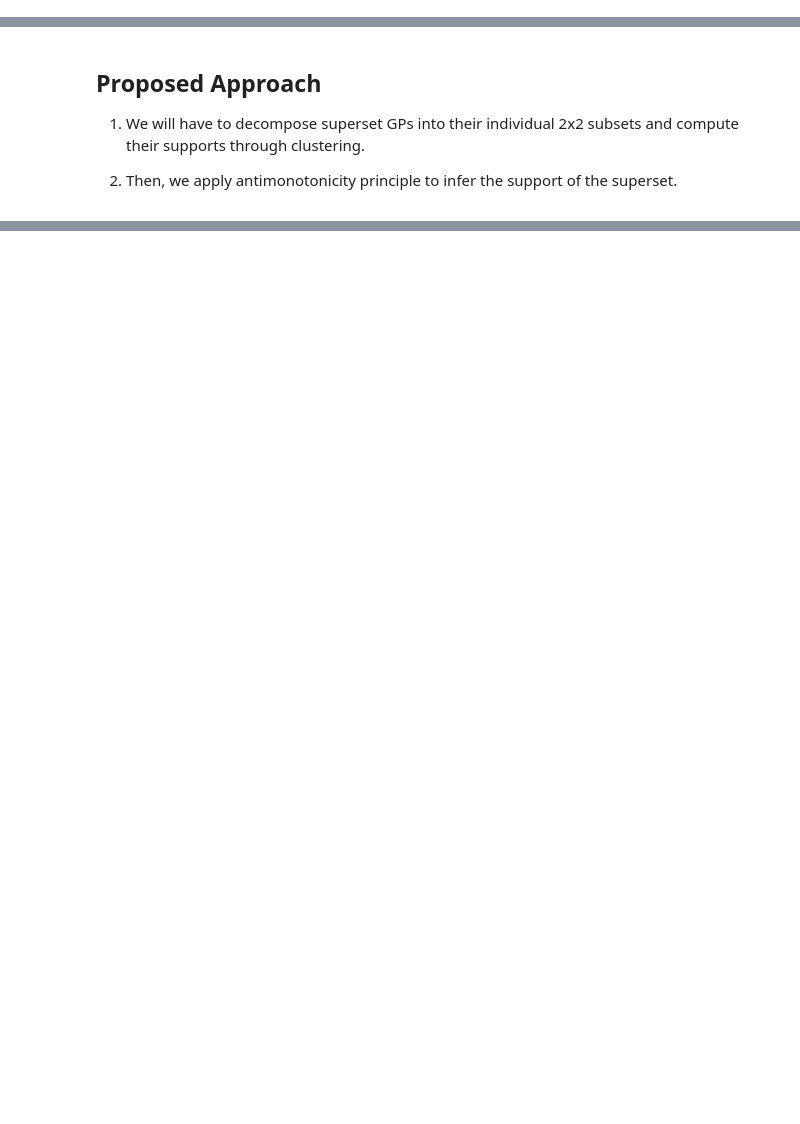
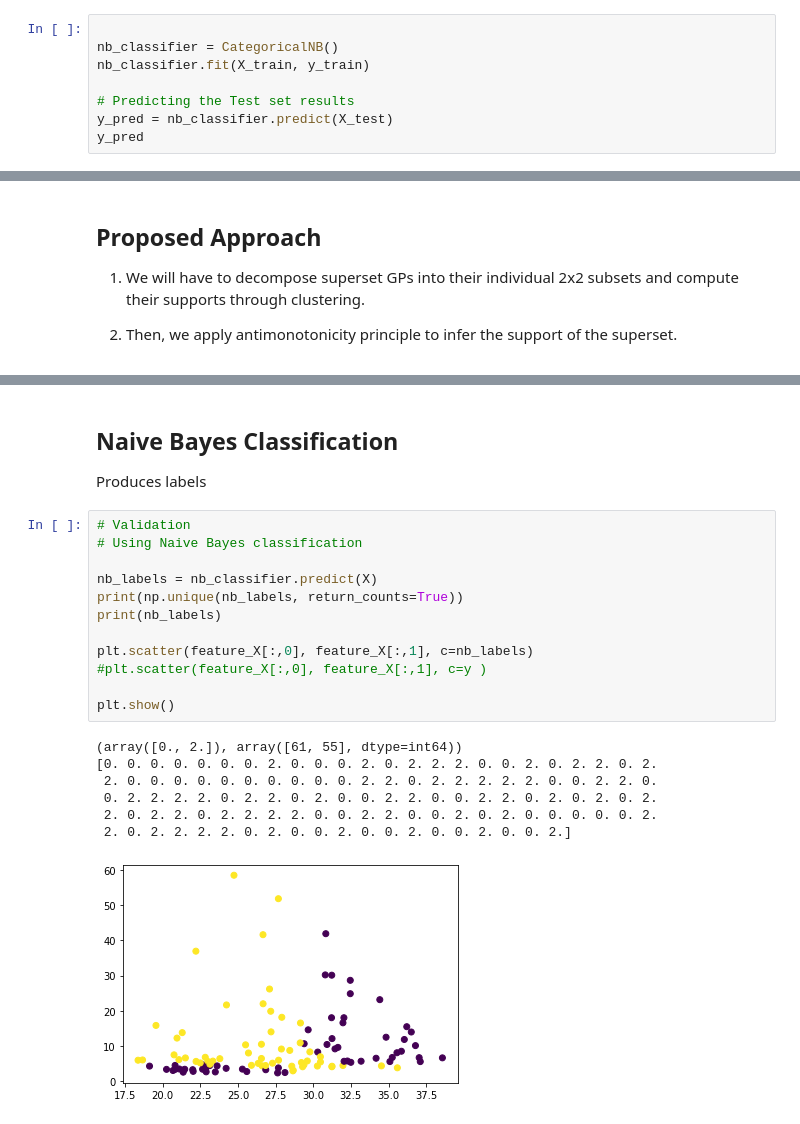
Before and after one commit to owuordickson/spectral_gp, a Jupyter notebook: ipynb/classifier_gp.ipynb, the cells around one changed output, grey strips where cells are left out. Cells and saved outputs as stored; diff of their text form; blank space fills up the shorter version.

```diff
--- a/ipynb/classifier_gp.ipynb
+++ b/ipynb/classifier_gp.ipynb
@@ -211,0 +218,8 @@ confusion_matrix(y_test, y_pred), accuracy_score(y_test, y_pred)
+# %%
+
+nb_classifier = CategoricalNB()
+nb_classifier.fit(X_train, y_train)
+
+# Predicting the Test set results
+y_pred = nb_classifier.predict(X_test)
+y_pred
@@ -247,0 +272,24 @@ homogeneity_score(y, kmean_labels), completeness_score(y, kmean_labels), v_measu
+# %% [markdown]
+## Naive Bayes Classification
+
+Produces labels
+# %%
+# Validation
+# Using Naive Bayes classification
+
+nb_labels = nb_classifier.predict(X)
+print(np.unique(nb_labels, return_counts=True))
+print(nb_labels)
+
+plt.scatter(feature_X[:,0], feature_X[:,1], c=nb_labels)
+#plt.scatter(feature_X[:,0], feature_X[:,1], c=y )
+
+plt.show()
+# %% [output]
+(array([0., 2.]), array([61, 55], dtype=int64))
+[0. 0. 0. 0. 0. 0. 0. 2. 0. 0. 0. 2. 0. 2. 2. 2. 0. 0. 2. 0. 2. 2. 0. 2.
+ 2. 0. 0. 0. 0. 0. 0. 0. 0. 0. 0. 2. 2. 0. 2. 2. 2. 2. 2. 0. 0. 2. 2. 0.
+ 0. 2. 2. 2. 2. 0. 2. 2. 0. 2. 0. 0. 2. 2. 0. 0. 2. 2. 0. 2. 0. 2. 0. 2.
+ 2. 0. 2. 2. 0. 2. 2. 2. 2. 0. 0. 2. 2. 0. 0. 2. 0. 2. 0. 0. 0. 0. 0. 2.
+ 2. 0. 2. 2. 2. 2. 0. 2. 0. 0. 2. 0. 0. 2. 0. 0. 2. 0. 0. 2.]
+[figure, added]
```
Also changed, not shown: parts of 16 cells of this notebook.
